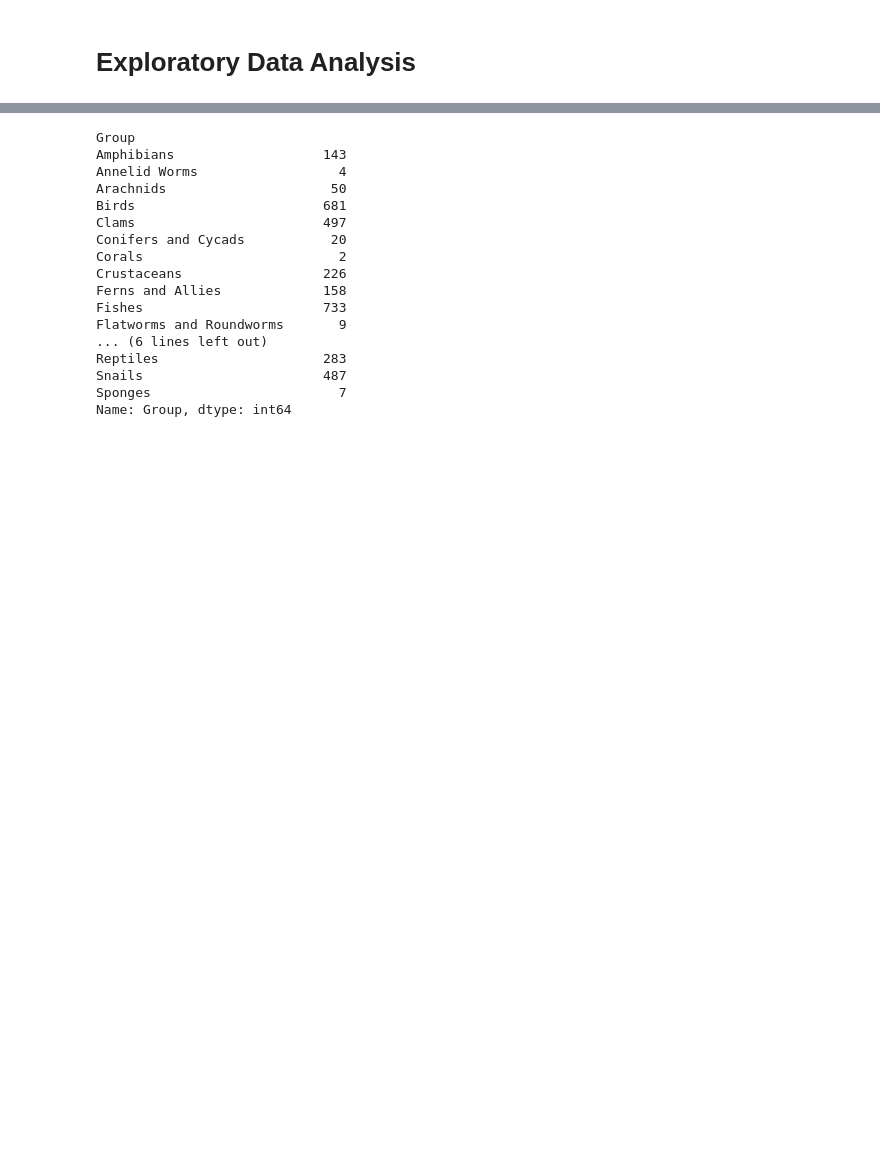
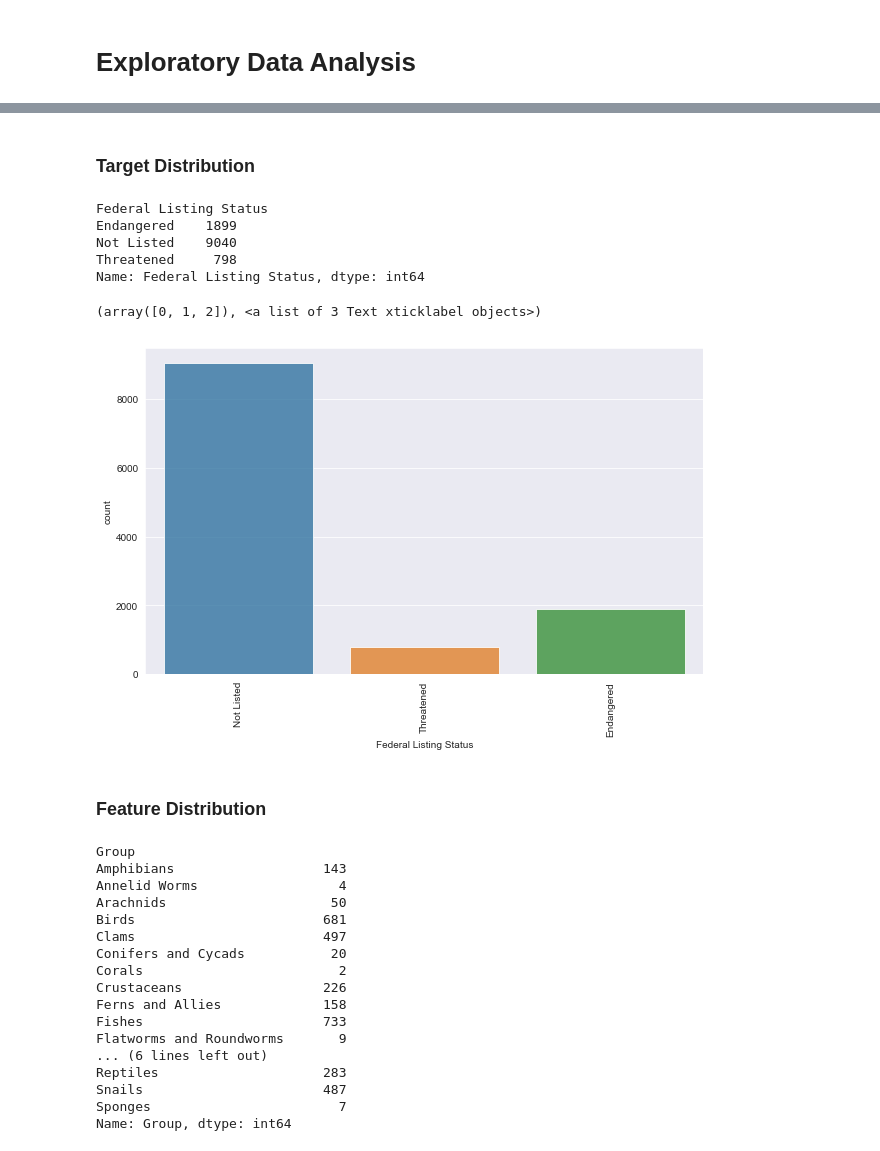
Before and after one commit to acdick/endangered_species_classification, a Jupyter notebook: Source/02_Exploratory_Data_Analysis.ipynb, the cells around one changed output, grey strips where cells are left out. Drawn from its saved outputs; the diff is of its cells as text; code cells hidden in the pictures; blank space fills up the shorter version.

```diff
--- a/Source/02_Exploratory_Data_Analysis.ipynb
+++ b/Source/02_Exploratory_Data_Analysis.ipynb
@@ -21,0 +10,3 @@ memory usage: 733.6+ KB
+# %%
+species = pd.read_pickle("../Data/fws.pkl")
+species.info()
@@ -44,4 +49,22 @@ species.head()
 | 2 | Acipenser oxyrinchus (=oxyrhynchu... | Atlantic sturgeon (Gulf subspecies) | Fishes | 4 | Threatened | V | AL |
 | 3 | Agarodes alabamensis | [Unnamed] caddisfly | Insects | 4 | Not Listed | I | AL |
 | 4 | Agrimonia incisa | Incised groovebur | Flowering Plants | 4 | Not Listed | P | AL |
+# %% [markdown]
+### Target Distribution
+# %%
+print(species.groupby('Federal Listing Status')['Federal Listing Status'].count())
+
+fig, aa = plt.subplots(figsize=(10,6))
+sns.countplot(species['Federal Listing Status'], alpha=0.8)
+plt.xticks(rotation=90)
+# %% [output]
+Federal Listing Status
+Endangered    1899
+Not Listed    9040
+Threatened     798
+Name: Federal Listing Status, dtype: int64
+(array([0, 1, 2]), <a list of 3 Text xticklabel objects>)
+[figure, added]
+# %% [markdown]
+### Feature Distribution
 # %%
```
Also changed, not shown: parts of 9 cells of this notebook.
